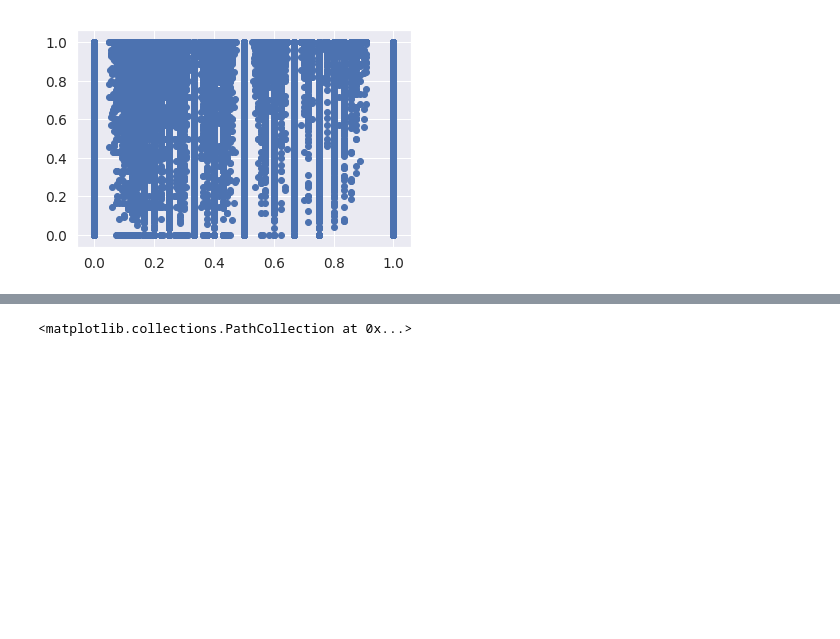
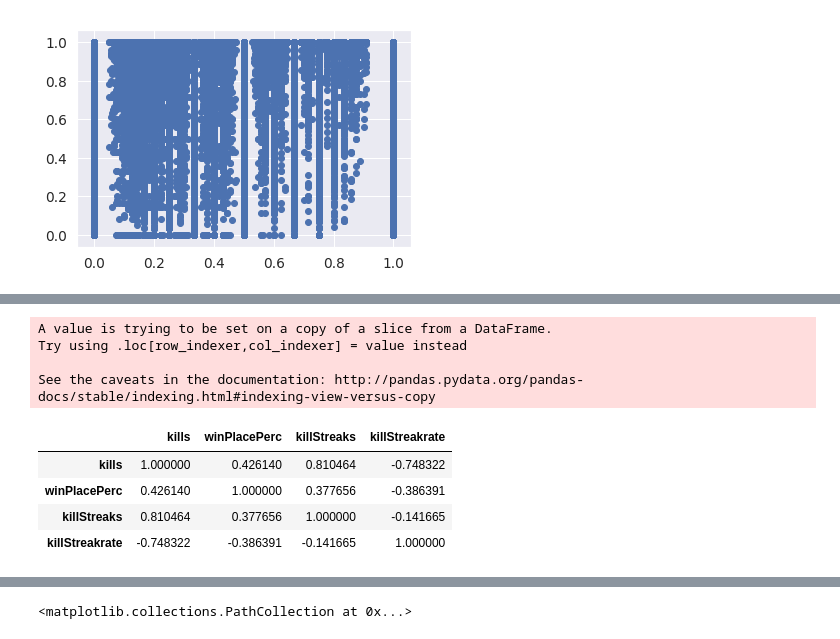
Before and after one commit to yshshadow/PUBG-Finish-Placement-Prediction, a Jupyter notebook: explore.ipynb, the cells around one changed output, grey strips where cells are left out. Cells and saved outputs as stored; diff of their text form; code cells hidden in the pictures; blank space fills up the shorter version.

```diff
--- a/explore.ipynb
+++ b/explore.ipynb
@@ -238,0 +247,14 @@ plt.scatter(df['headshot_rate'],df['winPlacePerc'])
+# %%
+killStreak = df[['kills','winPlacePerc','killStreaks']]
+killStreak['killStreakrate'] = killStreak['killStreaks']/killStreak['kills']
+killStreak.corr()
+# %% [output]
+A value is trying to be set on a copy of a slice from a DataFrame.
+Try using .loc[row_indexer,col_indexer] = value instead
+
+See the caveats in the documentation: http://pandas.pydata.org/pandas-docs/stable/indexing.html#indexing-view-versus-copy
+|  | kills | winPlacePerc | killStreaks | killStreakrate |
+| kills | 1.000000 | 0.426140 | 0.810464 | -0.748322 |
+| winPlacePerc | 0.426140 | 1.000000 | 0.377656 | -0.386391 |
+| killStreaks | 0.810464 | 0.377656 | 1.000000 | -0.141665 |
+| killStreakrate | -0.748322 | -0.386391 | -0.141665 | 1.000000 |
```
Also changed, not shown: parts of 7 cells of this notebook.
